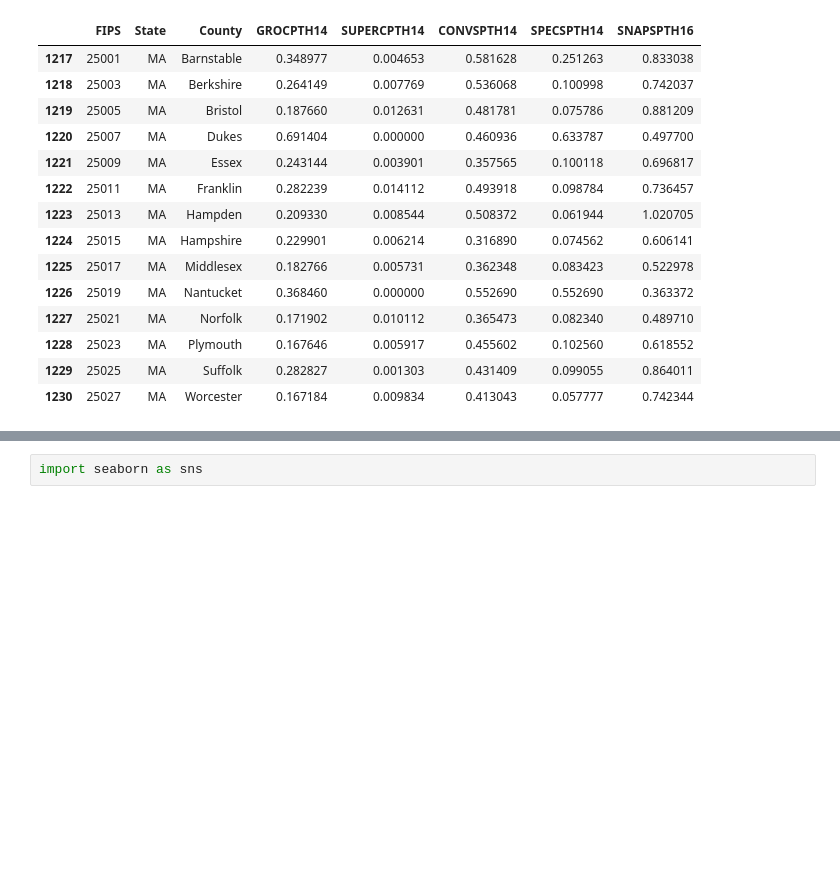
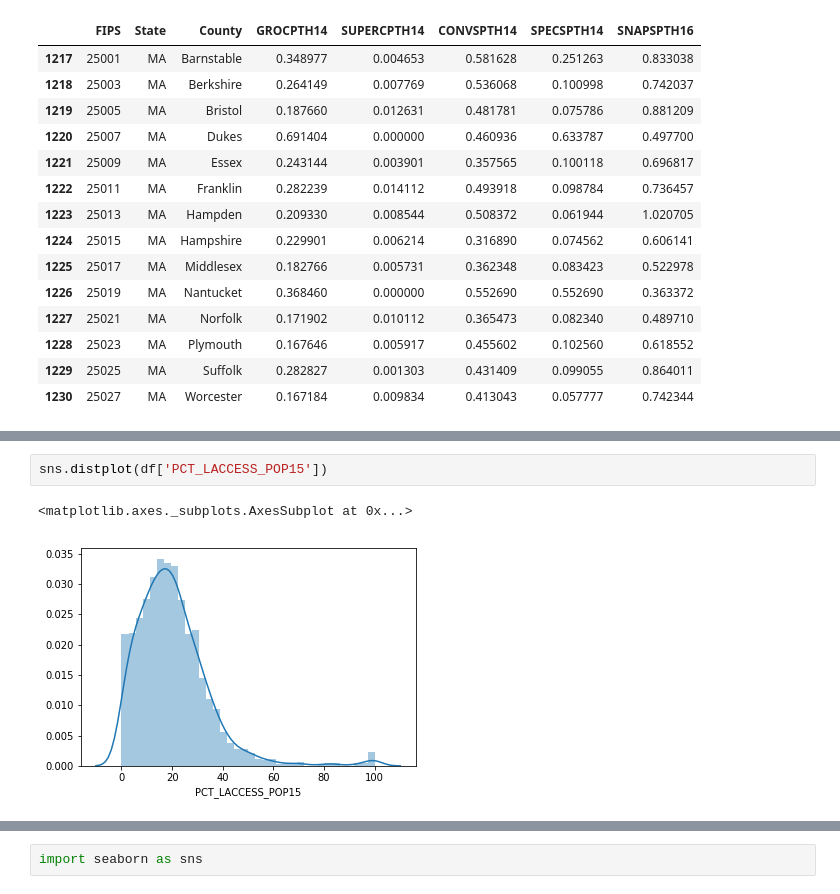
Before and after one commit to rserur/food-atlas-viz-app, a Jupyter notebook: rebecca_notebook.ipynb, the cells around one changed output, grey strips where cells are left out. Cells and saved outputs as stored; diff of their text form; blank space fills up the shorter version.

```diff
--- a/rebecca_notebook.ipynb
+++ b/rebecca_notebook.ipynb
@@ -175,0 +399,5 @@ dtype: object
+# %%
+sns.distplot(df['PCT_LACCESS_POP15'])
+# %% [output]
+<matplotlib.axes._subplots.AxesSubplot at 0x...>
+[figure, added]
```
Also changed, not shown: parts of 32 cells of this notebook.
